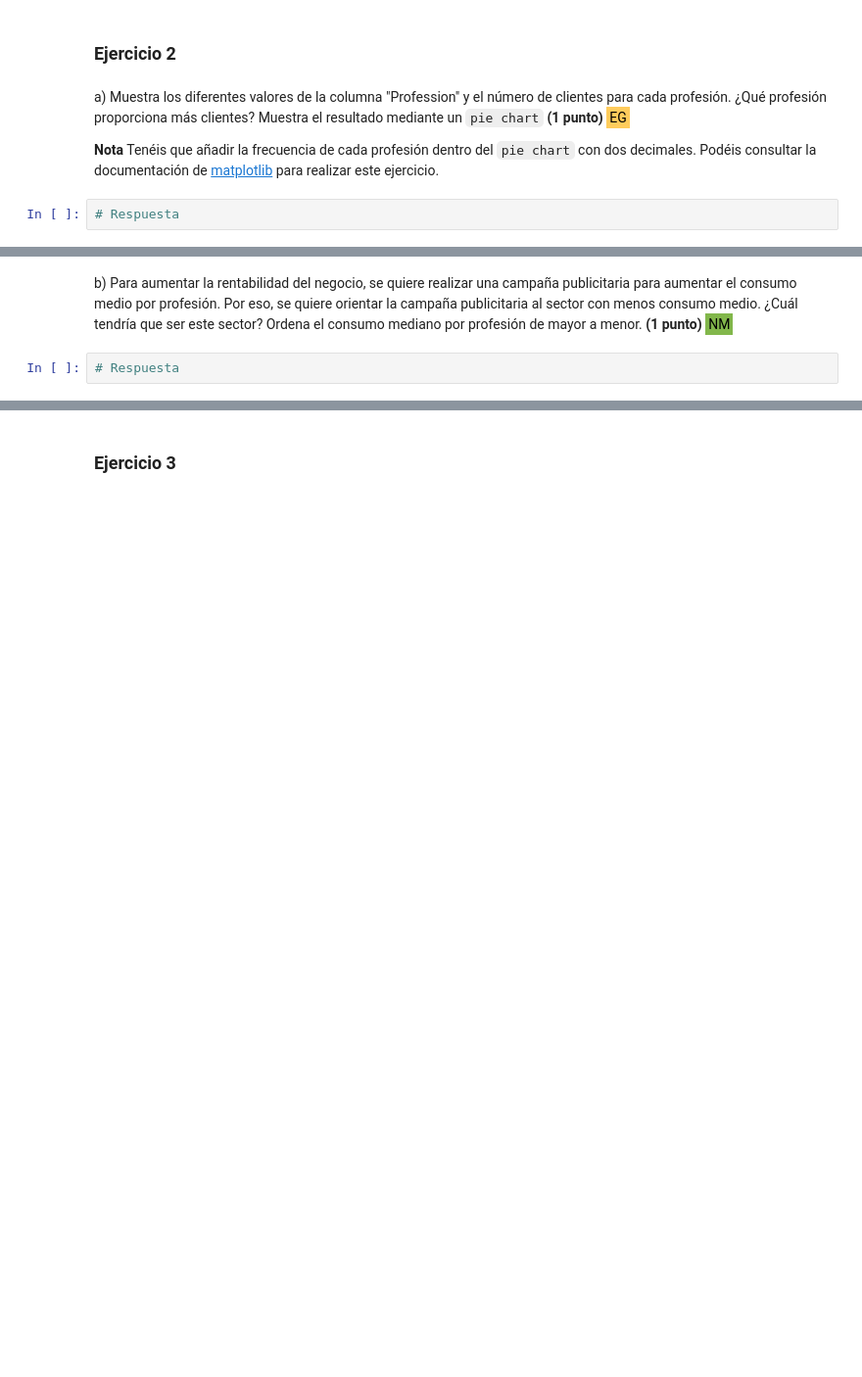
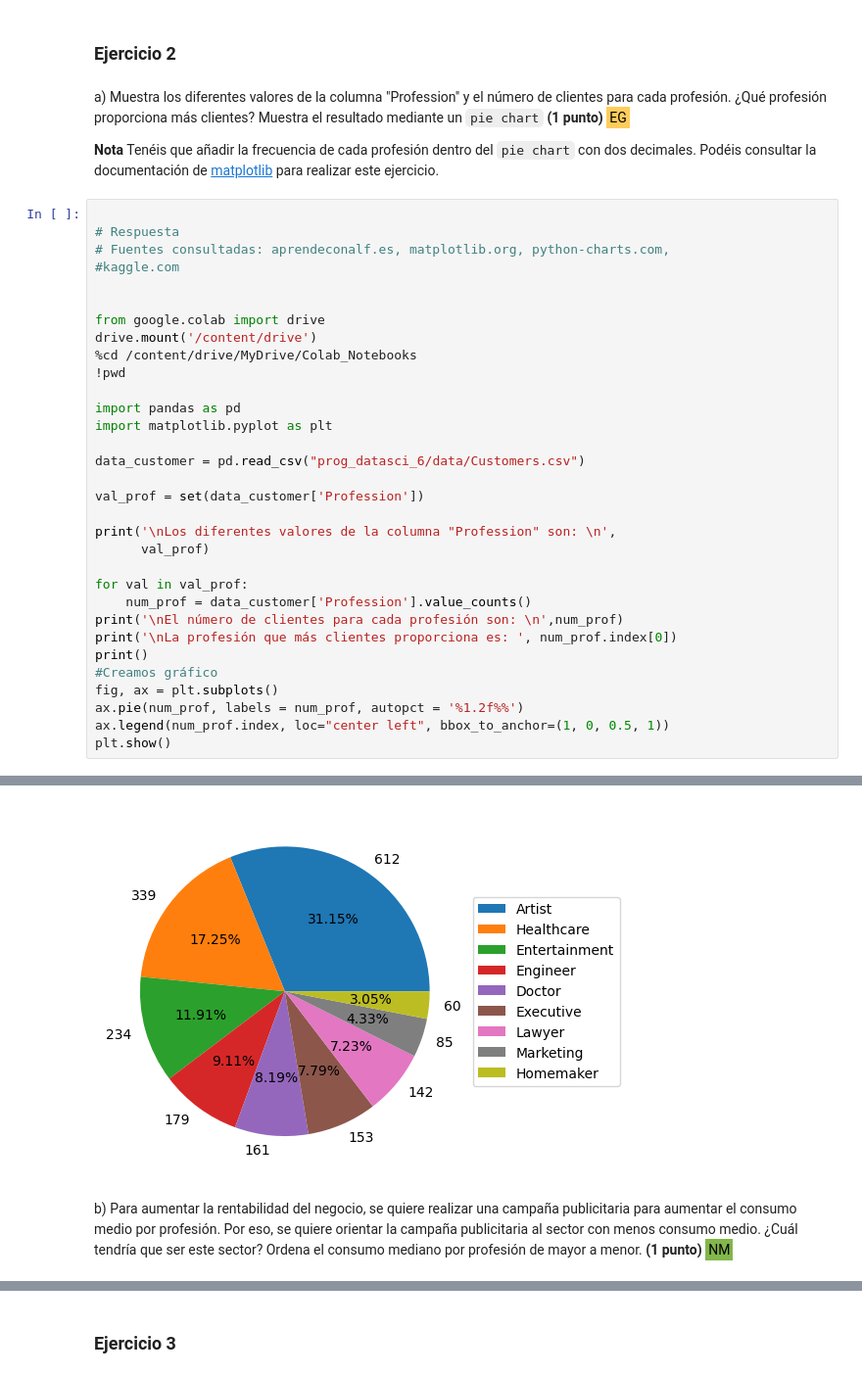
Before and after one commit to bvillenap7/Fundamentos_Data_Science_UOC_PEC6, a Jupyter notebook: prog_datasci_6_preproc_entrega.ipynb, the cells around one changed output, grey strips where cells are left out. Shown at 98% size. Drawn from its saved outputs; the diff is of its cells as text; blank space fills up the shorter version.

```diff
--- a/prog_datasci_6_preproc_entrega.ipynb
+++ b/prog_datasci_6_preproc_entrega.ipynb
@@ -64,5 +259,36 @@ c) Eliminar los valores anómalos es un punto clave para el procesamiento de los
 a) Muestra los diferentes valores de la columna "Profession" y el número de clientes para cada profesión. ¿Qué profesión proporciona más clientes? Muestra el resultado mediante un `pie chart` **(1 punto)** <span style="font-family: Courier New; background-color: #ffcc5c; color: #000000; padding: 3px; ">EG</span>
 
 **Nota** Tenéis que añadir la frecuencia de cada profesión dentro del `pie chart` con dos decimales. Podéis consultar la documentación de [matplotlib](https://matplotlib.org/stable/gallery/pie_and_polar_charts/pie_features.html) para realizar este ejercicio.
-# %%
-# Respuesta
+# %%
+
+# Respuesta
+# Fuentes consultadas: aprendeconalf.es, matplotlib.org, python-charts.com,
+#kaggle.com
+
+
+from google.colab import drive
+drive.mount('/content/drive')
+%cd /content/drive/MyDrive/Colab_Notebooks
+!pwd
+
+import pandas as pd
+import matplotlib.pyplot as plt
+
+data_customer = pd.read_csv("prog_datasci_6/data/Customers.csv")
+
+val_prof = set(data_customer['Profession'])
+
+print('\nLos diferentes valores de la columna "Profession" son: \n',
+      val_prof)
+
+for val in val_prof:
+    num_prof = data_customer['Profession'].value_counts()
+print('\nEl número de clientes para cada profesión son: \n',num_prof)
+print('\nLa profesión que más clientes proporciona es: ', num_prof.index[0])
+print()
+#Creamos gráfico
+fig, ax = plt.subplots()
+ax.pie(num_prof, labels = num_prof, autopct = '%1.2f%%')
+ax.legend(num_prof.index, loc="center left", bbox_to_anchor=(1, 0, 0.5, 1))
+plt.show()
+# %% [output]
@@ -69,4 +315,3 @@ a) Muestra los diferentes valores de la columna "Profession" y el número de cli
+[figure, added]
 # %% [markdown]
 b) Para aumentar la rentabilidad del negocio, se quiere realizar una campaña publicitaria para aumentar el consumo medio por profesión. Por eso, se quiere orientar la campaña publicitaria al sector con menos consumo medio. ¿Cuál tendría que ser este sector? Ordena el consumo mediano por profesión de mayor a menor. **(1 punto)** <span style="font-family: Courier New; background-color: #82b74b; color: #000000; padding: 3px; ">NM</span>
-# %%
-# Respuesta
```
Also changed, not shown: parts of 27 cells of this notebook, 1 other file.
